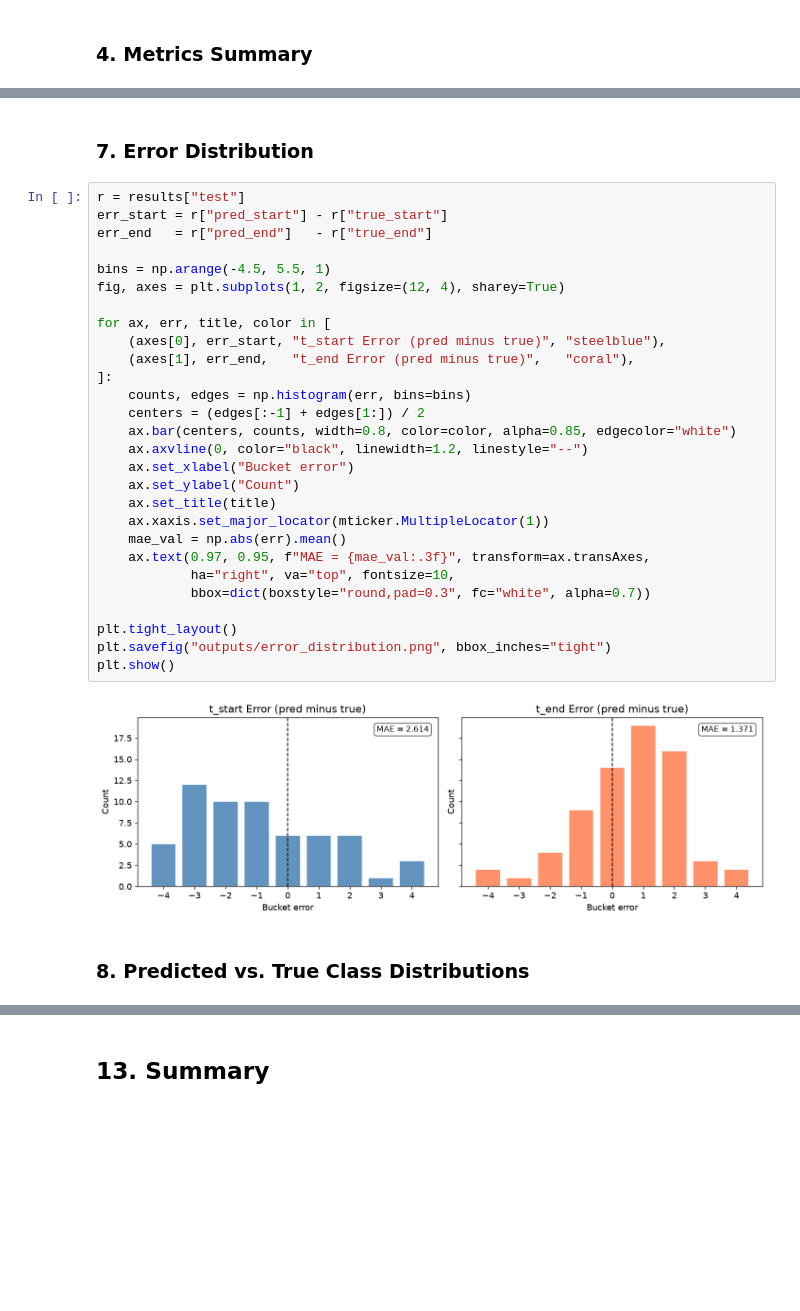
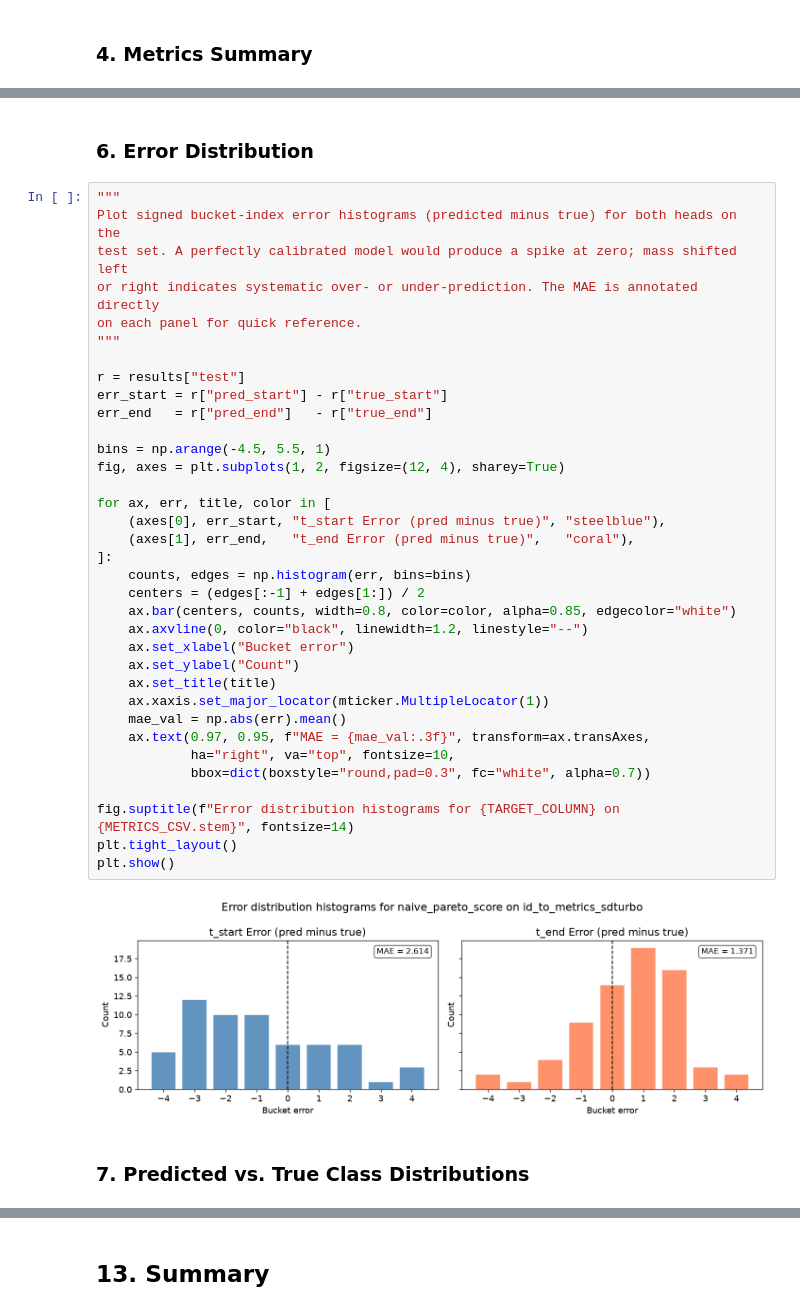
Before and after one commit to hcoderdm/chordedit-models, a Jupyter notebook: models/cell_classifier/eval_model.ipynb, the cells around one changed output, grey strips where cells are left out. Drawn from its saved outputs; the diff is of its cells as text; blank space fills up the shorter version.

```diff
--- a/models/cell_classifier/eval_model.ipynb
+++ b/models/cell_classifier/eval_model.ipynb
@@ -274,37 +316,44 @@ for split in ["train", "test", "val"]:
 [figure]
 [figure]
 # %% [markdown]
-### 7. Error Distribution
+### 6. Error Distribution
 # %%
+"""
+Plot signed bucket-index error histograms (predicted minus true) for both heads on the
+test set. A perfectly calibrated model would produce a spike at zero; mass shifted left
+or right indicates systematic over- or under-prediction. The MAE is annotated directly
+on each panel for quick reference.
+"""
+
 r = results["test"]
 err_start = r["pred_start"] - r["true_start"]
 err_end   = r["pred_end"]   - r["true_end"]
 
 bins = np.arange(-4.5, 5.5, 1)
 fig, axes = plt.subplots(1, 2, figsize=(12, 4), sharey=True)
 
 for ax, err, title, color in [
     (axes[0], err_start, "t_start Error (pred minus true)", "steelblue"),
     (axes[1], err_end,   "t_end Error (pred minus true)",   "coral"),
 ]:
     counts, edges = np.histogram(err, bins=bins)
     centers = (edges[:-1] + edges[1:]) / 2
     ax.bar(centers, counts, width=0.8, color=color, alpha=0.85, edgecolor="white")
     ax.axvline(0, color="black", linewidth=1.2, linestyle="--")
     ax.set_xlabel("Bucket error")
     ax.set_ylabel("Count")
     ax.set_title(title)
     ax.xaxis.set_major_locator(mticker.MultipleLocator(1))
     mae_val = np.abs(err).mean()
     ax.text(0.97, 0.95, f"MAE = {mae_val:.3f}", transform=ax.transAxes,
             ha="right", va="top", fontsize=10,
             bbox=dict(boxstyle="round,pad=0.3", fc="white", alpha=0.7))
 
+fig.suptitle(f"Error distribution histograms for {TARGET_COLUMN} on {METRICS_CSV.stem}", fontsize=14)
 plt.tight_layout()
-plt.savefig("outputs/error_distribution.png", bbox_inches="tight")
 plt.show()
 # %% [output]
-[figure, old version]
+[figure, new version]
 # %% [markdown]
-### 8. Predicted vs. True Class Distributions
+### 7. Predicted vs. True Class Distributions
 # %%
```
Also changed, not shown: parts of 20 cells of this notebook, 16 other files.
